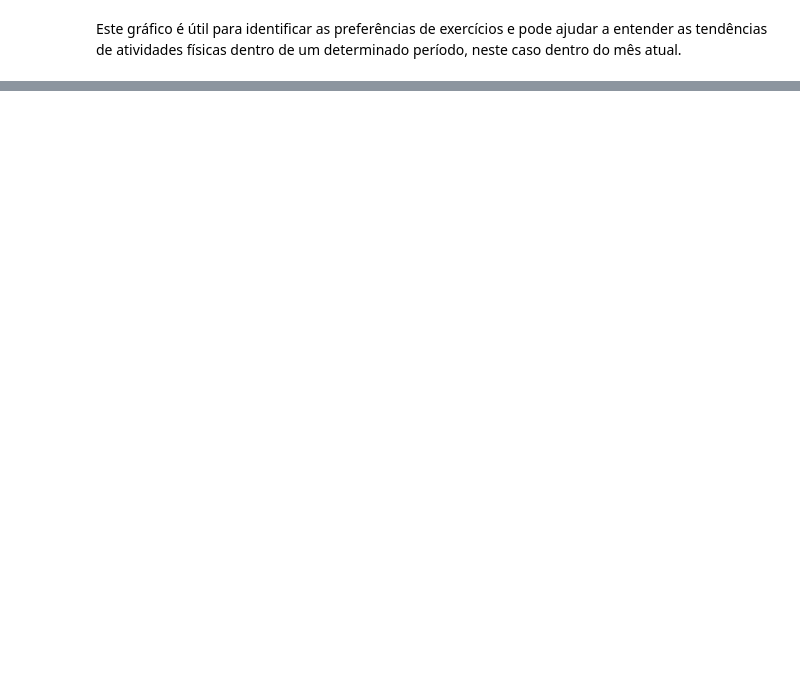
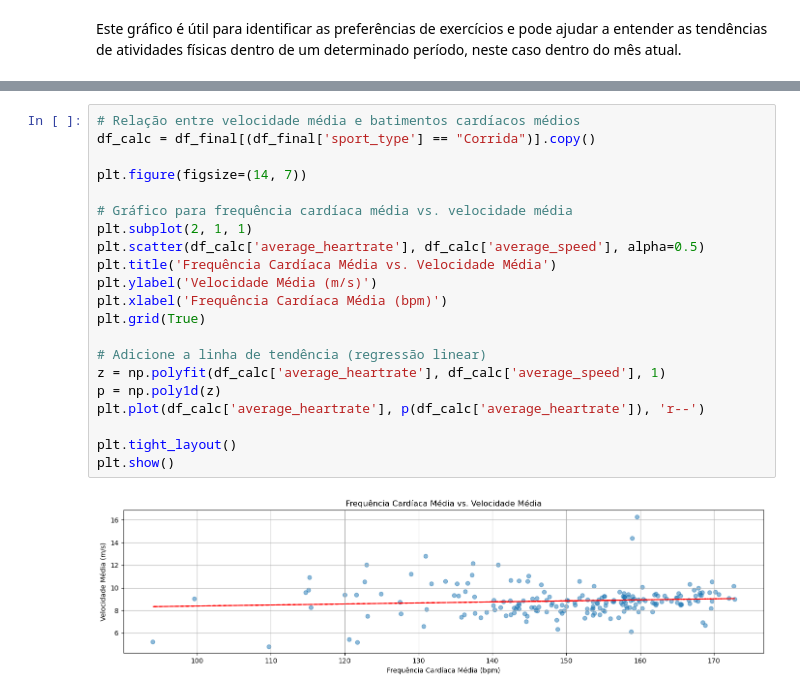
Before and after one commit to idarlenearaujo/PY_PB_Strava, a Jupyter notebook: notebooks/exploracao.ipynb, the cells around one changed output, grey strips where cells are left out. Drawn from its saved outputs; the diff is of its cells as text; blank space fills up the shorter version.

```diff
--- a/notebooks/exploracao.ipynb
+++ b/notebooks/exploracao.ipynb
@@ -401,0 +748,23 @@ Os pontos de dados vermelhos estão concentrados principalmente no início do ei
+# %%
+# Relação entre velocidade média e batimentos cardíacos médios
+df_calc = df_final[(df_final['sport_type'] == "Corrida")].copy()
+
+plt.figure(figsize=(14, 7))
+
+# Gráfico para frequência cardíaca média vs. velocidade média
+plt.subplot(2, 1, 1)
+plt.scatter(df_calc['average_heartrate'], df_calc['average_speed'], alpha=0.5)
+plt.title('Frequência Cardíaca Média vs. Velocidade Média')
+plt.ylabel('Velocidade Média (m/s)')
+plt.xlabel('Frequência Cardíaca Média (bpm)')
+plt.grid(True)
+
+# Adicione a linha de tendência (regressão linear)
+z = np.polyfit(df_calc['average_heartrate'], df_calc['average_speed'], 1)
+p = np.poly1d(z)
+plt.plot(df_calc['average_heartrate'], p(df_calc['average_heartrate']), 'r--')
+
+plt.tight_layout()
+plt.show()
+# %% [output]
+[figure, added]
```
Also changed, not shown: parts of 95 cells of this notebook, 26 other files.
